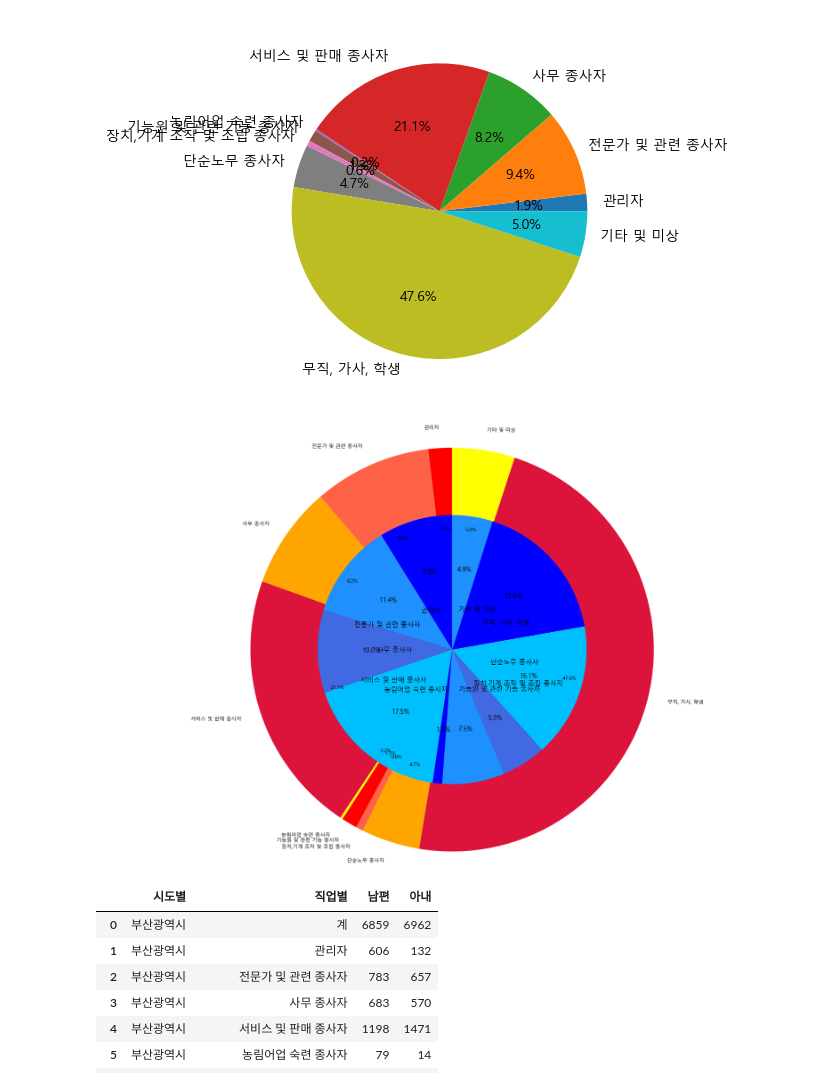
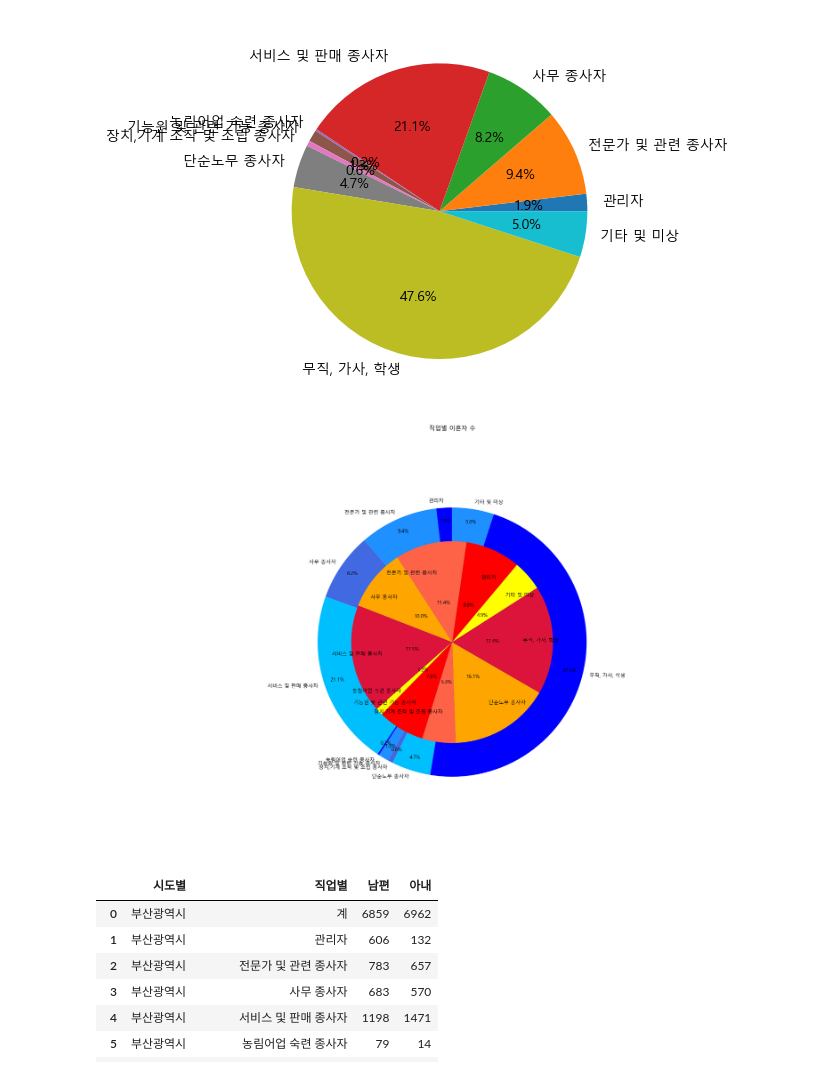
Before and after one commit to jakekwon1/semi-, a Jupyter notebook: 통계/work1.ipynb, the cells around one changed output. Cells and saved outputs as stored; diff of their text form; code cells hidden in the pictures.

```diff
--- a/통계/work1.ipynb
+++ b/통계/work1.ipynb
@@ -138,21 +138,21 @@ plt.show()
 # %%
 names = main_d['직업별']
 group_values = main_d['아내']
 subgroup_values = main_d['남편']
 
 fig2, ax2 = plt.subplots(figsize=(25, 15))
-ax2.pie(group_values, labels=names, startangle=90,colors = ['red', 'tomato', 'orange', 'crimson','yellow'],
-        autopct='%1.1f%%',labeldistance=1.1, radius=1.2,textprops={'fontsize': 10})
+ax2.pie(group_values, labels=names, startangle=90,colors = ['blue', 'dodgerblue', 'royalblue', 'deepskyblue'],
+        autopct='%1.1f%%',labeldistance=1.05, radius=.8,textprops={'fontsize': 10}, pctdistance=.9)
 ax2.axis('equal')
-ax2.pie(subgroup_values, labels=names, labeldistance=0.3, radius=.8,colors = ['blue', 'dodgerblue', 'royalblue', 'deepskyblue'],
-        autopct='%1.1f%%', startangle=90,textprops={'fontsize': 13})
+ax2.pie(subgroup_values, labels=names, labeldistance=0.7, radius=.6,colors = ['red', 'tomato', 'orange', 'crimson','yellow'],
+        autopct='%1.1f%%', startangle=50,textprops={'fontsize': 10}, pctdistance=0.4)
 
 #plt.text(1.4, 0.7, '원형 차트와 글', fontsize=15, ha='center', va='center')
-
+ax2.set_title('직업별 이혼자 수', pad=1)
 
 plt.show()
 # %% [output]
-[figure, old version]
+[figure, new version]
 # %%
 a=a.rename(columns={'2016':'남편','2016.1':'아내'})
 #이혼 인원
```
Also changed, not shown: parts of 1 cell of this notebook, 11 other files.
